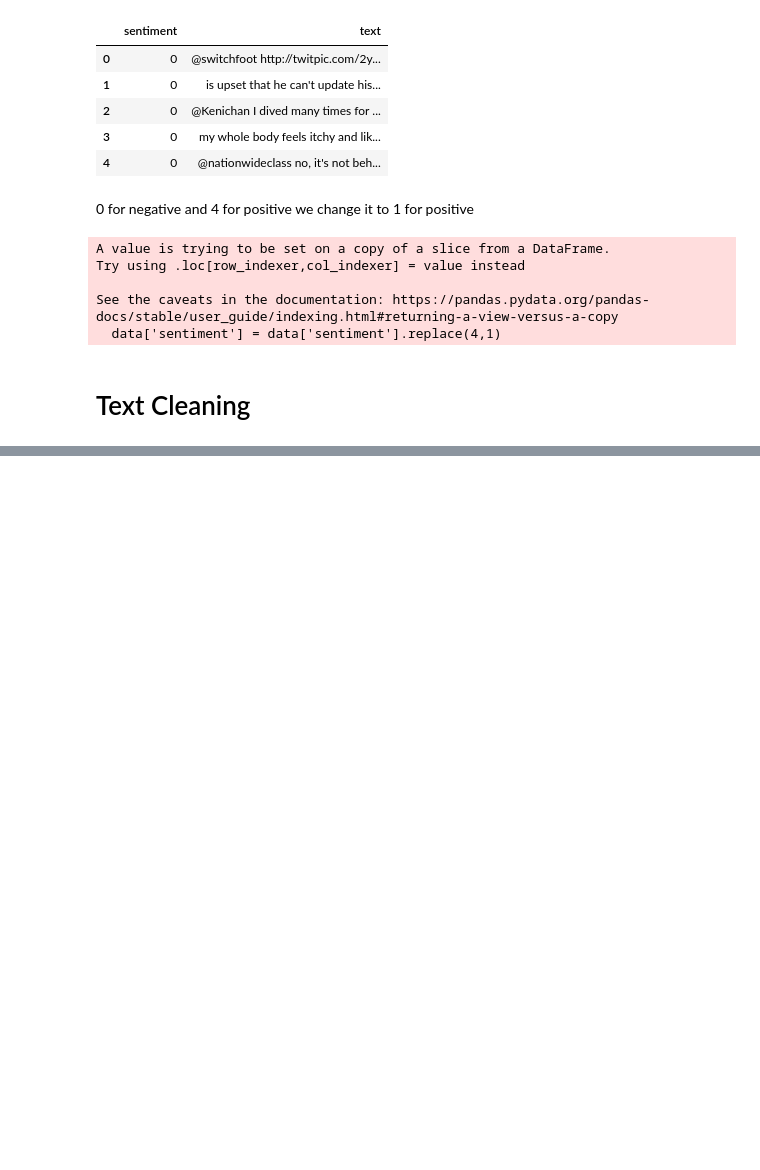
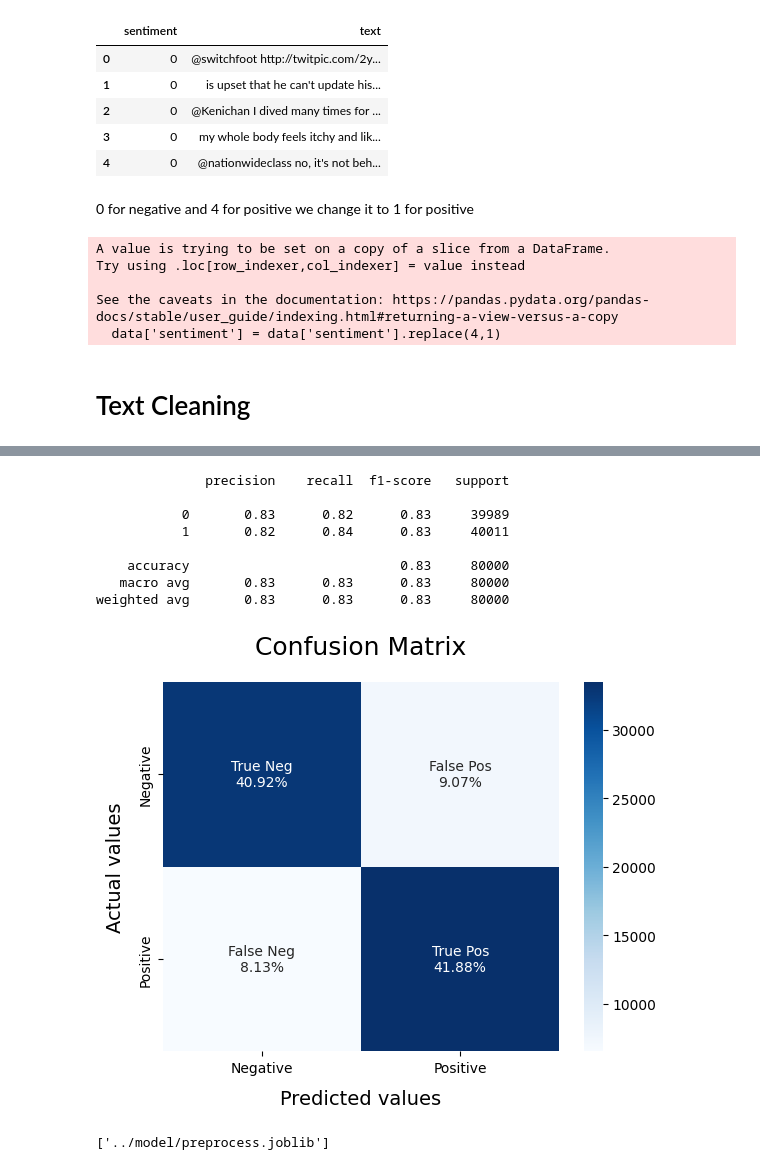
Before and after one commit to MoonKing1309/TechAThon, a Jupyter notebook: notebook/SentimentAnalysisSocialMedia.ipynb, the cells around one changed output, grey strips where cells are left out. Drawn from its saved outputs; the diff is of its cells as text; code cells hidden in the pictures; blank space fills up the shorter version.

```diff
--- a/notebook/SentimentAnalysisSocialMedia.ipynb
+++ b/notebook/SentimentAnalysisSocialMedia.ipynb
@@ -149,0 +229,14 @@ processedtext = preprocess(text)
+# %%
+LRmodel = LogisticRegression(C = 2, max_iter = 1000, n_jobs=-1)
+LRmodel.fit(X_train, y_train)
+model_Evaluate(LRmodel)
+# %% [output]
+              precision    recall  f1-score   support
+
+           0       0.83      0.82      0.83     39989
+           1       0.82      0.84      0.83     40011
+
+    accuracy                           0.83     80000
+   macro avg       0.83      0.83      0.83     80000
+weighted avg       0.83      0.83      0.83     80000
+[figure, added]
@@ -149,0 +251,4 @@ processedtext = preprocess(text)
+# %%
+joblib.dump(preprocess, '../flask/model/preprocess.joblib')
+# %% [output]
+['../model/preprocess.joblib']
```
Also changed, not shown: parts of 9 cells of this notebook, 4 other files.
